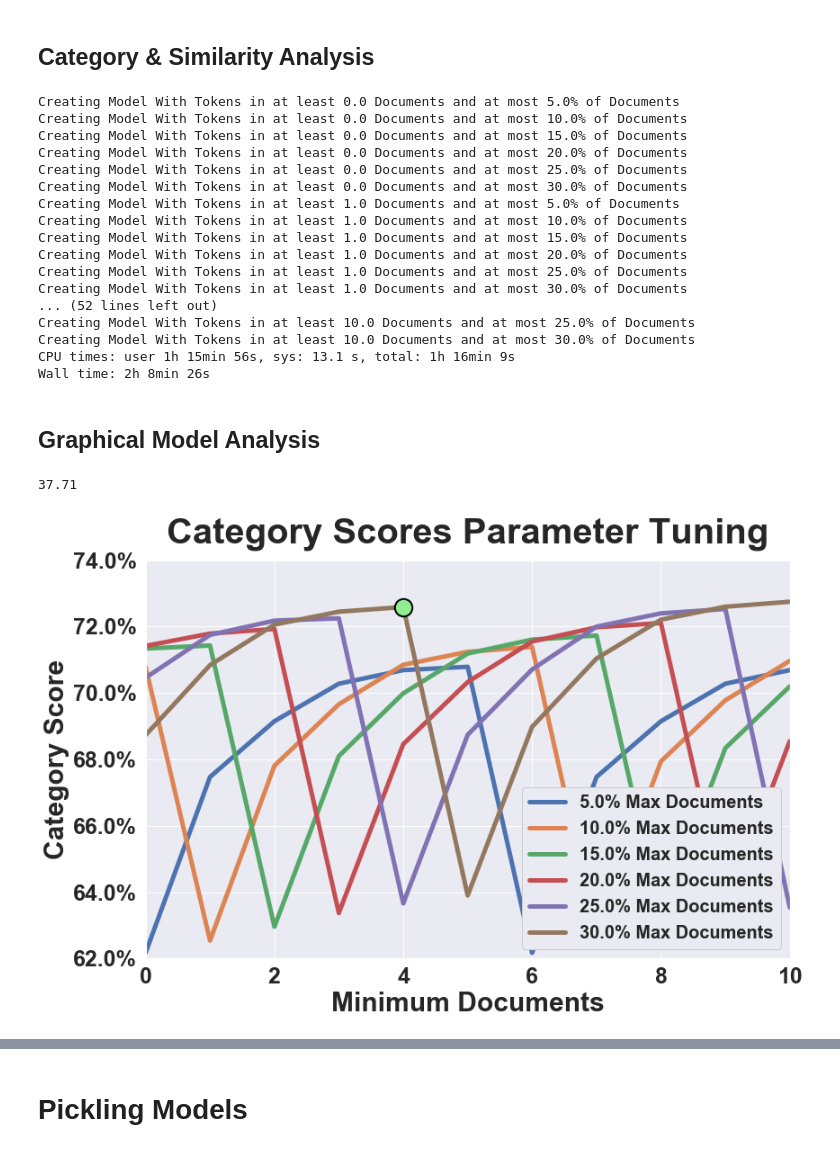
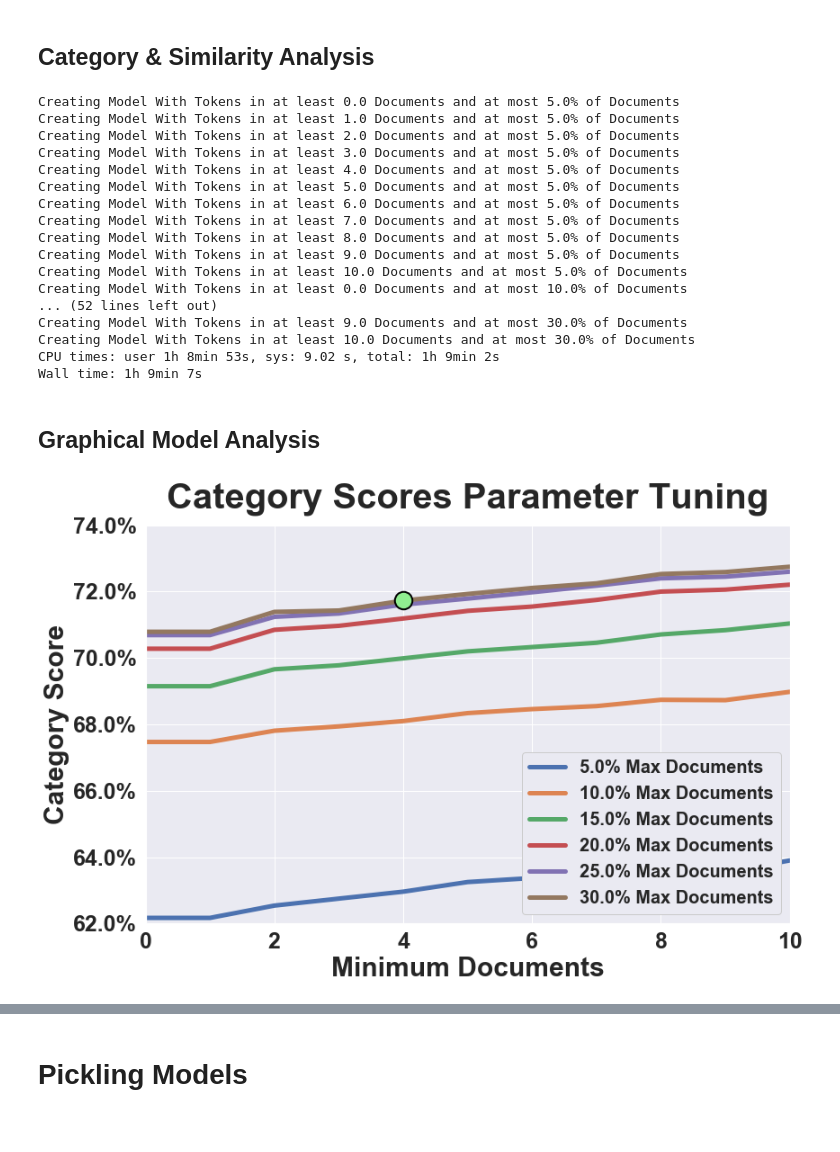
Before and after one commit to jackvessa/Charity_Recommender, a Jupyter notebook: src/Similar_Charity_Recommender_Notebook.ipynb, the cells around one changed output, grey strips where cells are left out. Saved outputs shown, nothing was run; the diff lists cells and outputs as text; code cells hidden in the pictures.

Commit message:
updating images

```diff
--- a/src/Similar_Charity_Recommender_Notebook.ipynb
+++ b/src/Similar_Charity_Recommender_Notebook.ipynb
@@ -999,34 +947,2 @@ def run_similarity_analysis(min_docs_list,max_docs_percentage_list):
-# %%
-def run_cat_and_sim(min_docs_list,max_docs_percentage_list):
-    '''
-    Functions:
-    ---------
-    1. Run similarity analysis given minimum words and maximum percantage parameters
-
-    Parameters:
-    ----------
-    1. min_words: Minimum word cutoff to remove words from dictionary
-    2. max_percent: Maximimum percent cutoff to remove words from dictionary
-
-    Returns:
-    -------
-    1. scores_list : list of scores from each iteration of similarity analysis
-    2. best_score : best overall score from analysis
-    3. best_score_min_words : minimum word parameter that led to best score
-    4. best_score_percentage : maximum percentage parameter that led to best score
-    '''
-    # Data Structure Initialization
-    cat_scores_list, sim_scores_list = [], []
-
-    # Corpus - Baseline
-    for min_docs in min_docs_list:
-        for max_percent in max_docs_percentage_list:
-            print("Creating Model With Tokens in at least {} Documents and at most {}% of Documents".format(min_docs,(max_percent)*100))
-            recs, cat_score, sim_score = find_cat_and_sim_charities_score(charity_navigator_df,charity_navigator_df,"corpus",min_docs=min_docs,max_percent=max_percent)
-
-            cat_scores_list.append(cat_score)
-            sim_scores_list.append(sim_score)
-
-    return cat_scores_list, sim_scores_list
 # %% [markdown]
 # Scoring & Evaluating the Model
@@ -1091,25 +953,25 @@ Wall time: 2h 14min 12s
 min_docs_list = np.round(np.linspace(0,10,11),2)
 max_docs_percentage_list = np.round(np.linspace(0.05,.30,6),3)
 
-categorical_scores_list1, sim_scores_list1 = run_cat_and_sim(min_docs_list,max_docs_percentage_list)
+categorical_scores_list, sim_scores_list = run_cat_and_sim(min_docs_list,max_docs_percentage_list)
 # %% [output]
 Creating Model With Tokens in at least 0.0 Documents and at most 5.0% of Documents
+Creating Model With Tokens in at least 1.0 Documents and at most 5.0% of Documents
+Creating Model With Tokens in at least 2.0 Documents and at most 5.0% of Documents
+Creating Model With Tokens in at least 3.0 Documents and at most 5.0% of Documents
+Creating Model With Tokens in at least 4.0 Documents and at most 5.0% of Documents
+Creating Model With Tokens in at least 5.0 Documents and at most 5.0% of Documents
+Creating Model With Tokens in at least 6.0 Documents and at most 5.0% of Documents
+Creating Model With Tokens in at least 7.0 Documents and at most 5.0% of Documents
+Creating Model With Tokens in at least 8.0 Documents and at most 5.0% of Documents
+Creating Model With Tokens in at least 9.0 Documents and at most 5.0% of Documents
+Creating Model With Tokens in at least 10.0 Documents and at most 5.0% of Documents
 Creating Model With Tokens in at least 0.0 Documents and at most 10.0% of Documents
-Creating Model With Tokens in at least 0.0 Documents and at most 15.0% of Documents
-Creating Model With Tokens in at least 0.0 Documents and at most 20.0% of Documents
-Creating Model With Tokens in at least 0.0 Documents and at most 25.0% of Documents
-Creating Model With Tokens in at least 0.0 Documents and at most 30.0% of Documents
-Creating Model With Tokens in at least 1.0 Documents and at most 5.0% of Documents
-Creating Model With Tokens in at least 1.0 Documents and at most 10.0% of Documents
-Creating Model With Tokens in at least 1.0 Documents and at most 15.0% of Documents
-Creating Model With Tokens in at least 1.0 Documents and at most 20.0% of Documents
-Creating Model With Tokens in at least 1.0 Documents and at most 25.0% of Documents
-Creating Model With Tokens in at least 1.0 Documents and at most 30.0% of Documents
 ... (52 lines left out)
-Creating Model With Tokens in at least 10.0 Documents and at most 25.0% of Documents
+Creating Model With Tokens in at least 9.0 Documents and at most 30.0% of Documents
 Creating Model With Tokens in at least 10.0 Documents and at most 30.0% of Documents
-CPU times: user 1h 15min 56s, sys: 13.1 s, total: 1h 16min 9s
-Wall time: 2h 8min 26s
+CPU times: user 1h 8min 53s, sys: 9.02 s, total: 1h 9min 2s
+Wall time: 1h 9min 7s
 # %% [markdown]
 ## Graphical Model Analysis
 # %%
@@ -1177,17 +1039,13 @@ def make_graph_2d(max_docs_percentage_list,min_docs_list,scores_list,figsize=(12
 # %%
 min_docs_list = np.round(np.linspace(0,10,11),2)
 max_docs_percentage_list = np.round(np.linspace(0.05,.30,6),3)
-# %%
-sim_scores_list1[59]
-# %% [output]
-37.71
 # %%
 # Category Scores Hyperparameter Tuning
-make_graph_2d(max_docs_percentage_list,min_docs_list,categorical_scores_list1,figsize=(12,8),xlims=(0,10),xskip=2,
+make_graph_2d(max_docs_percentage_list,min_docs_list,categorical_scores_list,figsize=(12,8),xlims=(0,10),xskip=2,
               ylims=(62,74),yskip=2,title="Category Scores Parameter Tuning",legend='lower right',lsize=20,score_type='Category')
 
 # plt.savefig('../IMG/CategoryScores.png')
 # %% [output]
-[figure, old version]
+[figure, new version]
 # %%
 # Similarity Scores Hyperparameter Tuning
```
Also changed, not shown: parts of 8 cells of this notebook, 2 other files.
